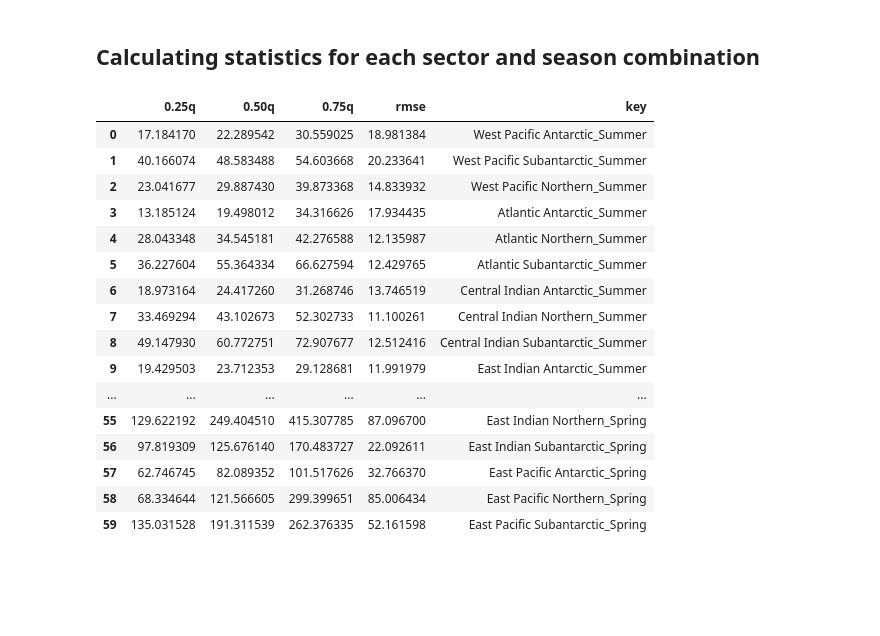
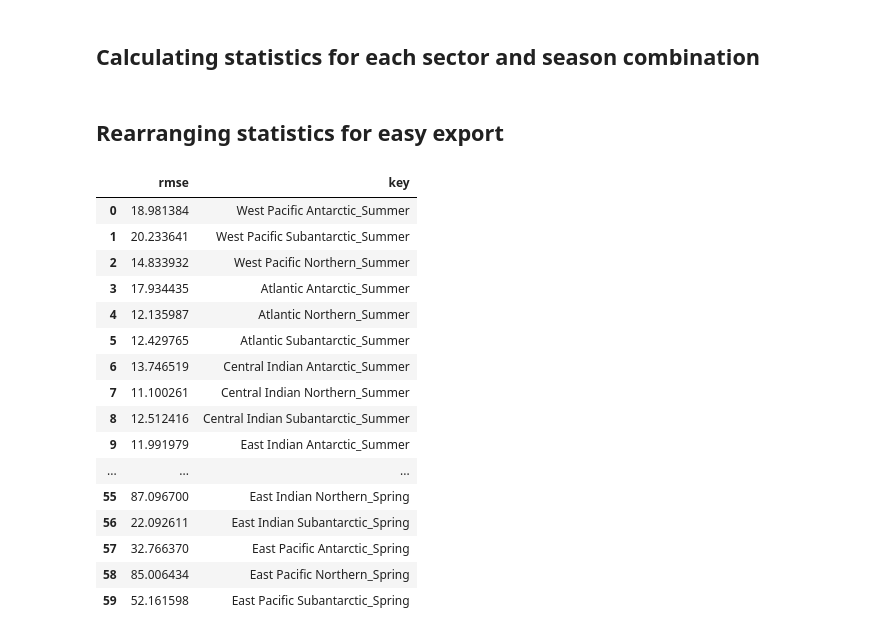
Before and after one commit to lidefi87/ACCESS-OM2-01_EcologicallyRelevantVariables, a Jupyter notebook: Scripts/MixedLayerDepth.ipynb, the cells around one changed output. Drawn from its saved outputs; the diff is of its cells as text; code cells hidden in the pictures; blank space fills up the shorter version.

```diff
--- a/Scripts/MixedLayerDepth.ipynb
+++ b/Scripts/MixedLayerDepth.ipynb
@@ -803,38 +812,65 @@ for season in seasonNames:
 # %% [markdown]
 ## Calculating statistics for each sector and season combination
+# %%
+#Subsetting shapefiles into sectors - Initialise dictionary that will contain sector limits
+mld_stats = []
+
+#Saving each sector as an entry in the dictionary
+for sea in seasons_SO_ng:
+    #Selecting season
+    sea_MLD = seasons_SO_ng[sea].mean('time')
+    #Applying sector mask
+    for sec in sectorNames:
+        clip_sea_MLD = sea_MLD*MEASOregions[sec]
+        #Calculate quantiles and save in list
+        mld_stats.append(clip_sea_MLD.quantile([.25, .5, .75]).\
+        expand_dims({'region': [sec], 'season': [sea]}))
+
+#Create data array from list
+mld_stats = xr.combine_by_coords(mld_stats)
+# %% [markdown]
+## Rearranging statistics for easy export
+# %%
+mld_statspd = []
+for i, sea in enumerate(seasons_SO_ng):
+    x = mld_stats.sel(season = sea).to_pandas()
+    x['season'] = sea
+    mld_statspd.append(x)
+
+mld_statspd = pd.concat(mld_statspd)
+mld_statspd
 # %%
 #Creating empty pandas dataframe to store results
-mld_stats = pd.DataFrame({'0.25q':[], '0.50q':[], '0.75q':[], 'rmse':[], 'key': []})
+error = pd.DataFrame({'rmse':[], 'key': []})
 
 #Looping through each sector/season combination to calculate stats
 for i, key in enumerate(clipped_MLD):
-    #IQR from model
-    vals = clipped_MLD[key].quantile([.25, .5, .75]).values.tolist()
+    vals = []
     #RMSE calculation
     rmse = np.sqrt((clipped_MLD[key]-clipped_MLD_obs[key])**2).mean().values.tolist()
     #Merging results together
     vals.append(rmse)
     #Adding the sector/season
     vals.append(key)
-    mld_stats.loc[i] = vals
+    error.loc[i] = vals
 
 #Checking results
-mld_stats
+error
 # %% [output]
-|  | 0.25q | 0.50q | 0.75q | rmse | key |
-| 0 | 17.184170 | 22.289542 | 30.559025 | 18.981384 | West Pacific Antarctic_Summer |
-| 1 | 40.166074 | 48.583488 | 54.603668 | 20.233641 | West Pacific Subantarctic_Summer |
-| 2 | 23.041677 | 29.887430 | 39.873368 | 14.833932 | West Pacific Northern_Summer |
-| 3 | 13.185124 | 19.498012 | 34.316626 | 17.934435 | Atlantic Antarctic_Summer |
-| 4 | 28.043348 | 34.545181 | 42.276588 | 12.135987 | Atlantic Northern_Summer |
-| 5 | 36.227604 | 55.364334 | 66.627594 | 12.429765 | Atlantic Subantarctic_Summer |
-| 6 | 18.973164 | 24.417260 | 31.268746 | 13.746519 | Central Indian Antarctic_Summer |
-| 7 | 33.469294 | 43.102673 | 52.302733 | 11.100261 | Central Indian Northern_Summer |
-| 8 | 49.147930 | 60.772751 | 72.907677 | 12.512416 | Central Indian Subantarctic_Summer |
-| 9 | 19.429503 | 23.712353 | 29.128681 | 11.991979 | East Indian Antarctic_Summer |
-| ... | ... | ... | ... | ... | ... |
-| 55 | 129.622192 | 249.404510 | 415.307785 | 87.096700 | East Indian Northern_Spring |
-| 56 | 97.819309 | 125.676140 | 170.483727 | 22.092611 | East Indian Subantarctic_Spring |
-| 57 | 62.746745 | 82.089352 | 101.517626 | 32.766370 | East Pacific Antarctic_Spring |
-| 58 | 68.334644 | 121.566605 | 299.399651 | 85.006434 | East Pacific Northern_Spring |
-| 59 | 135.031528 | 191.311539 | 262.376335 | 52.161598 | East Pacific Subantarctic_Spring |
+|  | rmse | key |
+| 0 | 18.981384 | West Pacific Antarctic_Summer |
+| 1 | 20.233641 | West Pacific Subantarctic_Summer |
+| 2 | 14.833932 | West Pacific Northern_Summer |
+| 3 | 17.934435 | Atlantic Antarctic_Summer |
+| 4 | 12.135987 | Atlantic Northern_Summer |
+| 5 | 12.429765 | Atlantic Subantarctic_Summer |
+| 6 | 13.746519 | Central Indian Antarctic_Summer |
+| 7 | 11.100261 | Central Indian Northern_Summer |
+| 8 | 12.512416 | Central Indian Subantarctic_Summer |
+| 9 | 11.991979 | East Indian Antarctic_Summer |
+| ... | ... | ... |
+| 55 | 87.096700 | East Indian Northern_Spring |
+| 56 | 22.092611 | East Indian Subantarctic_Spring |
+| 57 | 32.766370 | East Pacific Antarctic_Spring |
+| 58 | 85.006434 | East Pacific Northern_Spring |
+| 59 | 52.161598 | East Pacific Subantarctic_Spring |
```
Also changed, not shown: parts of 9 cells of this notebook.
